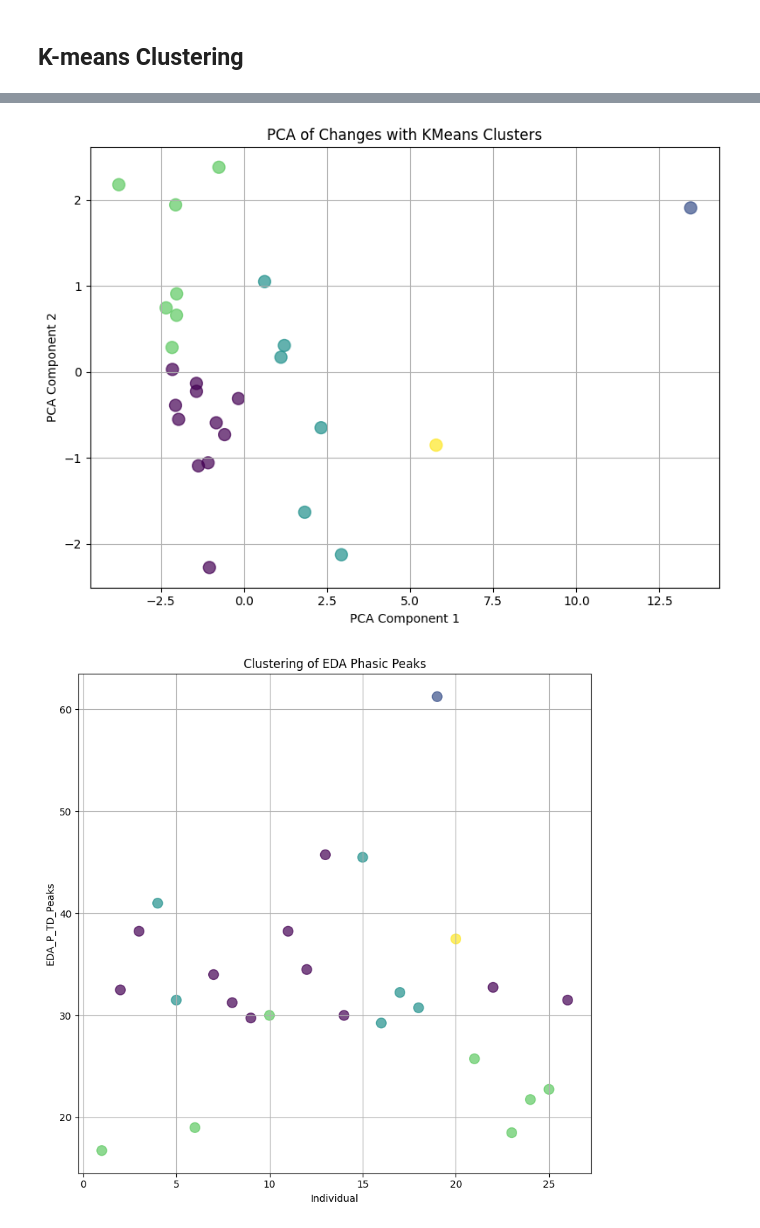
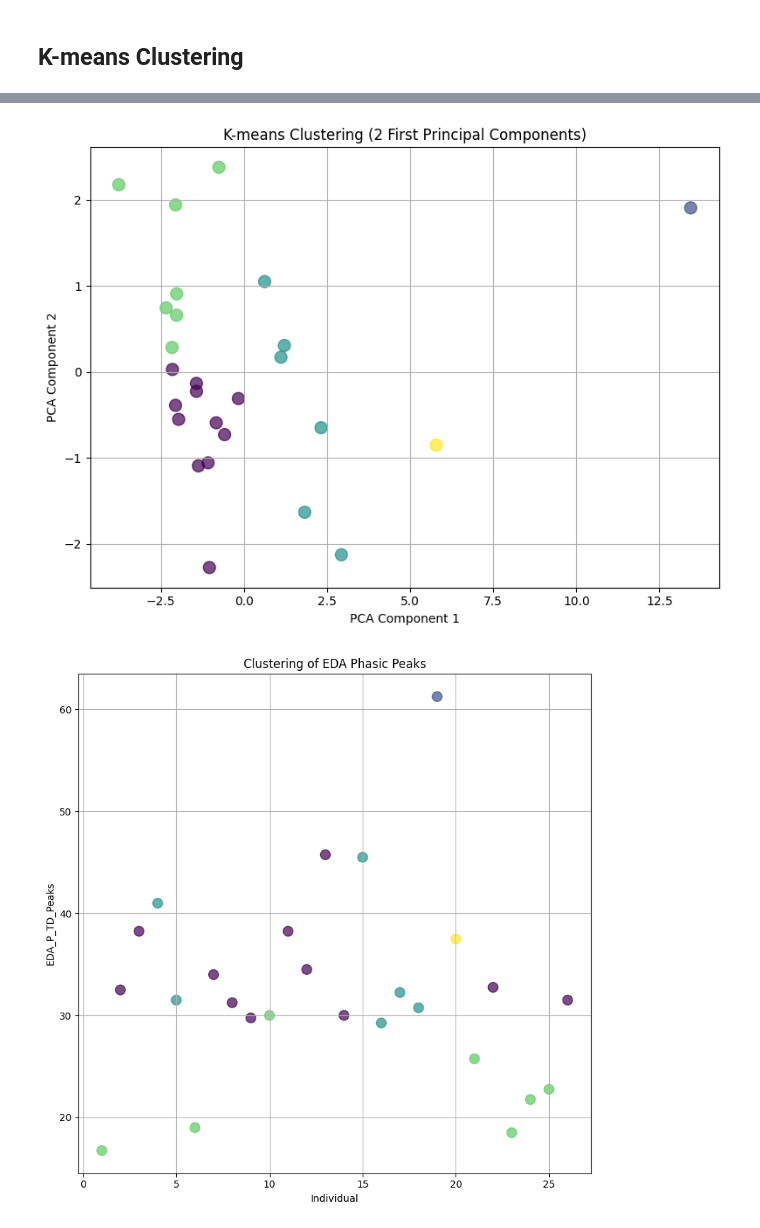
Before and after one commit to raquelmdtum/CDA-case2, a Jupyter notebook: group16_case2.ipynb, the cells around one changed output, grey strips where cells are left out. Cells and saved outputs as stored; diff of their text form; code cells hidden in the pictures.

```diff
--- a/group16_case2.ipynb
+++ b/group16_case2.ipynb
@@ -410,19 +410,19 @@ plt.show()
 # %%
 # KMeans clustering on PCA result
 kmeans = KMeans(n_clusters=5, random_state=42, init = "k-means++", n_init='auto')
 labels_kmeans = kmeans.fit_predict(task_data_scaled_reduced)
 
 # Plot PCA with clusters
 plt.figure(figsize=(8, 6))
 plt.scatter(task_data_scaled_reduced[:, 0], task_data_scaled_reduced[:, 1], c=labels_kmeans, cmap="viridis", s=100, alpha=0.7)
-plt.title("PCA of Changes with KMeans Clusters")
+plt.title("K-means Clustering (2 First Principal Components)")
 plt.xlabel("PCA Component 1")
 plt.ylabel("PCA Component 2")
 plt.grid(True)
 plt.tight_layout()
 plt.show()
 # %% [output]
-[figure, old version]
+[figure, new version]
 # %%
 # Plot the results
 plt.figure(figsize=(8, 8))
```
Also changed, not shown: parts of 3 cells of this notebook.
